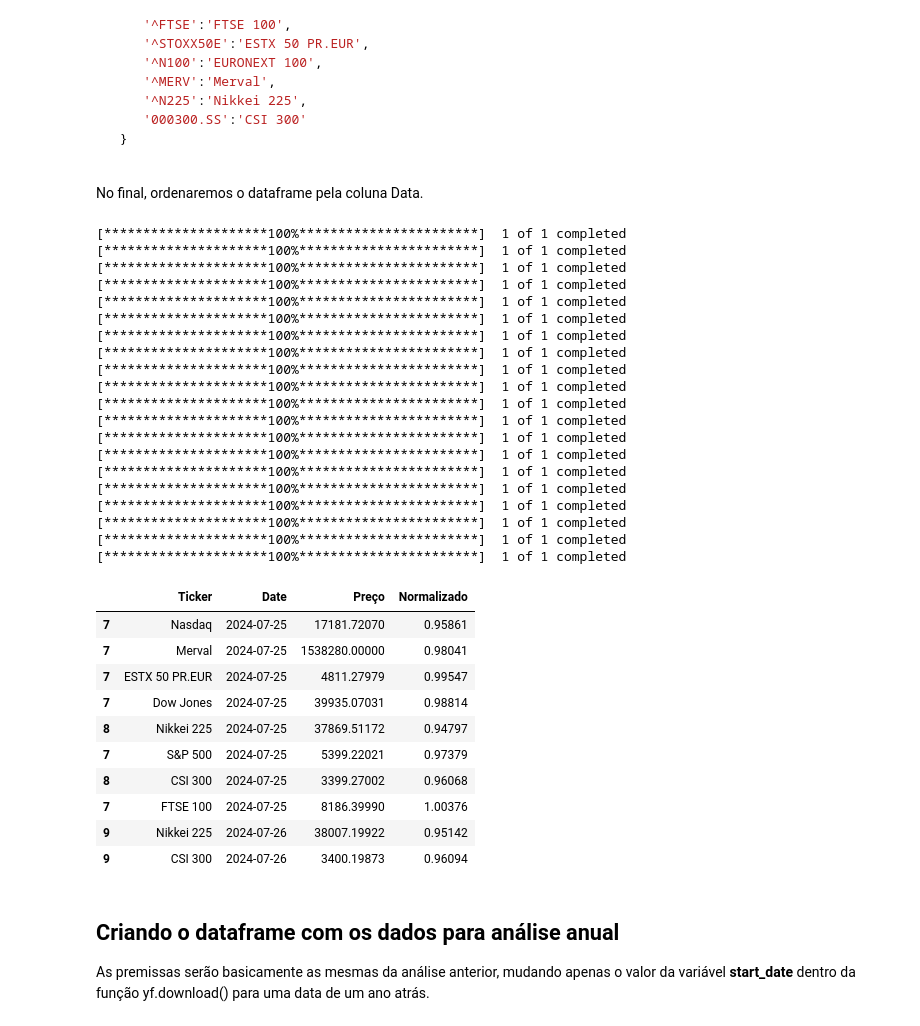
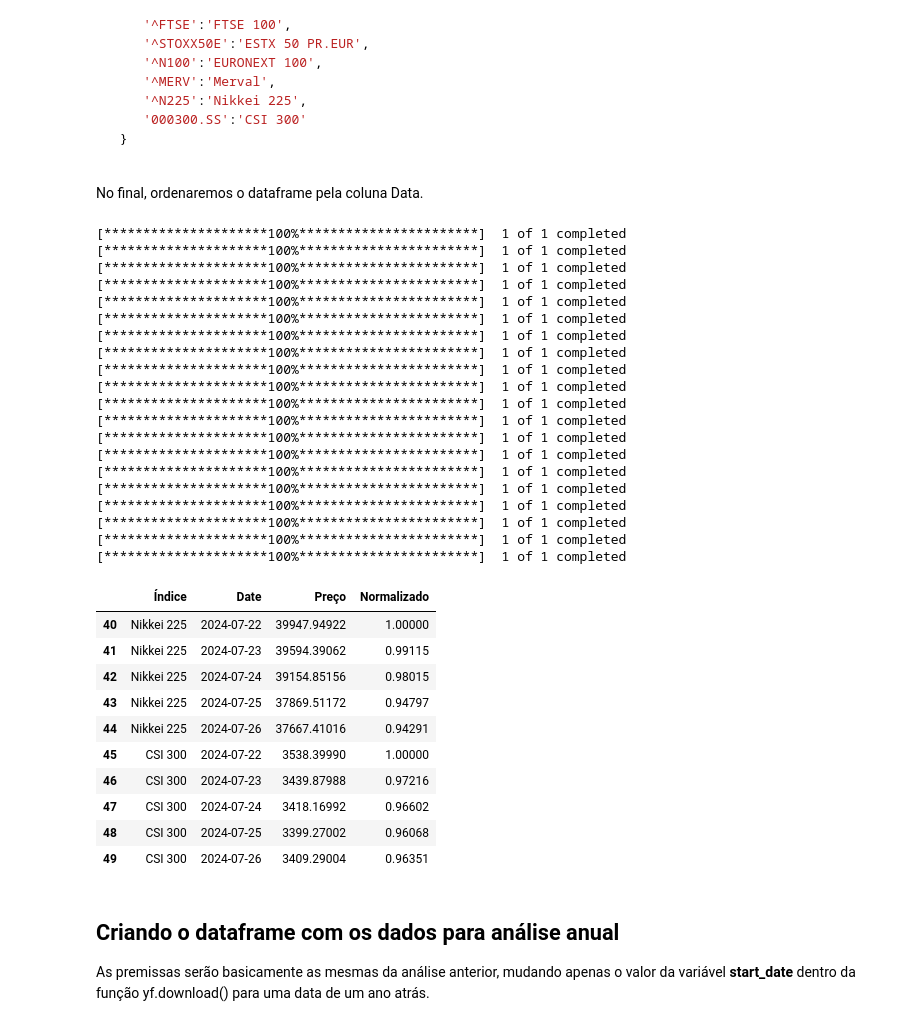
Before and after one commit to joaoxfernando/indices_returns, a Jupyter notebook: indicadores.ipynb, the cells around one changed output. Cells and saved outputs as stored; diff of their text form; code cells hidden in the pictures.

```diff
--- a/indicadores.ipynb
+++ b/indicadores.ipynb
@@ -43,7 +43,7 @@ Se necessário, utilizar o site https://finance.yahoo.com/ para pesquisar o cód
 Além disso, utilizei a biblioteca **datetime** para pegar a data atual (considerando que estamos rodando numa sexta-feira) e a **timedelta** para voltar 4 dias (segunda-feira) e utilizar esse valor na hora de buscar os preços da semana.
 # %%
 today = date.today()
-delta = timedelta(days=4)
+delta = timedelta(days=5)
 
 monday = (today - delta).strftime('%Y-%m-%d')
 
@@ -103,44 +92,42 @@ No final, ordenaremos o dataframe pela coluna Data.
 # %%
 week_prices = get_prices(tickers_indicadores, monday)
 indicadores_trocar = dict(zip(tickers_indicadores, nomes_indicadores))
 
 week_prices['Índice'] = week_prices['Índice'].map(indicadores_trocar)
 
-week_prices = week_prices.sort_values(by='Date')
-
 week_prices.tail(10)
 # %% [output]
 [*********************100%***********************]  1 of 1 completed
 [*********************100%***********************]  1 of 1 completed
 [*********************100%***********************]  1 of 1 completed
 [*********************100%***********************]  1 of 1 completed
 [*********************100%***********************]  1 of 1 completed
 [*********************100%***********************]  1 of 1 completed
 [*********************100%***********************]  1 of 1 completed
 [*********************100%***********************]  1 of 1 completed
 [*********************100%***********************]  1 of 1 completed
 [*********************100%***********************]  1 of 1 completed
 [*********************100%***********************]  1 of 1 completed
 [*********************100%***********************]  1 of 1 completed
 [*********************100%***********************]  1 of 1 completed
 [*********************100%***********************]  1 of 1 completed
 [*********************100%***********************]  1 of 1 completed
 [*********************100%***********************]  1 of 1 completed
 [*********************100%***********************]  1 of 1 completed
 [*********************100%***********************]  1 of 1 completed
 [*********************100%***********************]  1 of 1 completed
 [*********************100%***********************]  1 of 1 completed
-|  | Ticker | Date | Preço | Normalizado |
-| 7 | Nasdaq | 2024-07-25 | 17181.72070 | 0.95861 |
-| 7 | Merval | 2024-07-25 | 1538280.00000 | 0.98041 |
-| 7 | ESTX 50 PR.EUR | 2024-07-25 | 4811.27979 | 0.99547 |
-| 7 | Dow Jones | 2024-07-25 | 39935.07031 | 0.98814 |
-| 8 | Nikkei 225 | 2024-07-25 | 37869.51172 | 0.94797 |
-| 7 | S&P 500 | 2024-07-25 | 5399.22021 | 0.97379 |
-| 8 | CSI 300 | 2024-07-25 | 3399.27002 | 0.96068 |
-| 7 | FTSE 100 | 2024-07-25 | 8186.39990 | 1.00376 |
-| 9 | Nikkei 225 | 2024-07-26 | 38007.19922 | 0.95142 |
-| 9 | CSI 300 | 2024-07-26 | 3400.19873 | 0.96094 |
+|  | Índice | Date | Preço | Normalizado |
+| 40 | Nikkei 225 | 2024-07-22 | 39947.94922 | 1.00000 |
+| 41 | Nikkei 225 | 2024-07-23 | 39594.39062 | 0.99115 |
+| 42 | Nikkei 225 | 2024-07-24 | 39154.85156 | 0.98015 |
+| 43 | Nikkei 225 | 2024-07-25 | 37869.51172 | 0.94797 |
+| 44 | Nikkei 225 | 2024-07-26 | 37667.41016 | 0.94291 |
+| 45 | CSI 300 | 2024-07-22 | 3538.39990 | 1.00000 |
+| 46 | CSI 300 | 2024-07-23 | 3439.87988 | 0.97216 |
+| 47 | CSI 300 | 2024-07-24 | 3418.16992 | 0.96602 |
+| 48 | CSI 300 | 2024-07-25 | 3399.27002 | 0.96068 |
+| 49 | CSI 300 | 2024-07-26 | 3409.29004 | 0.96351 |
 # %% [markdown]
 ## Criando o dataframe com os dados para análise anual
 
```
Also changed, not shown: parts of 4 cells of this notebook.
